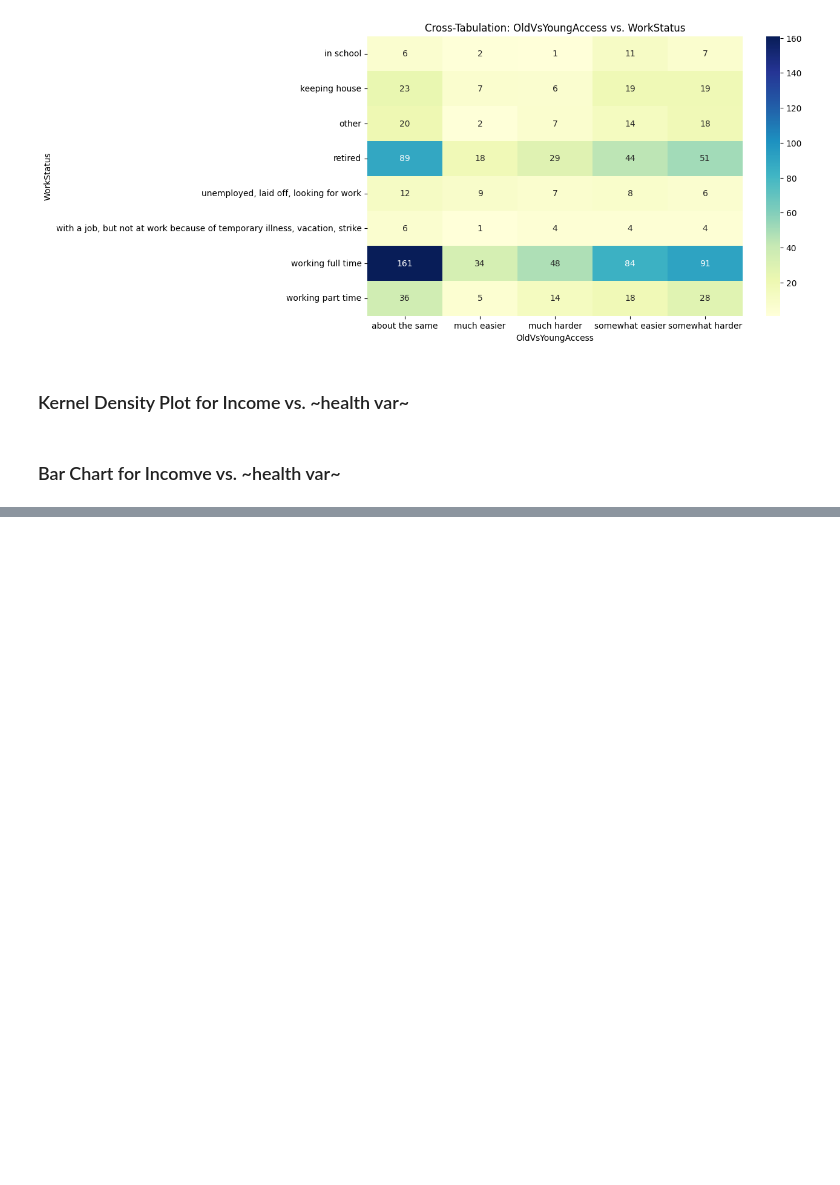
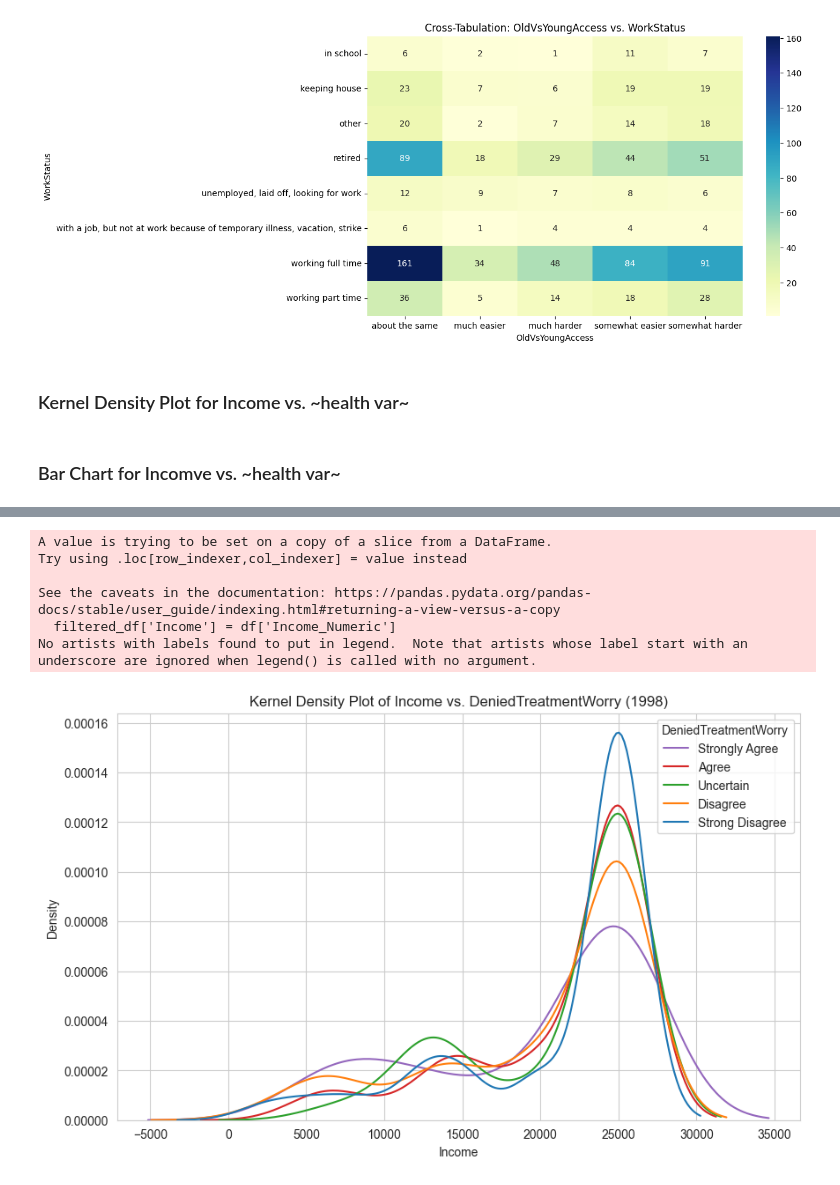
Before and after one commit to DS3001/group8, a Jupyter notebook: Untitled-1.ipynb, the cells around one changed output, grey strips where cells are left out. Saved outputs shown, nothing was run; the diff lists cells and outputs as text; code cells hidden in the pictures; blank space fills up the shorter version.

```diff
--- a/Untitled-1.ipynb
+++ b/Untitled-1.ipynb
@@ -1315,0 +1375,23 @@ plt.show()
+# %%
+# Assuming you have a DataFrame 'df' with columns 'DeniedTreatmentWorry' and 'Income' for the year 1998
+valid_responses = ['1', '2', '3', '4', 5]
+filtered_df = df[df['DeniedTreatmentWorry'] != 'no response']
+
+filtered_df['Income'] = df['Income_Numeric']
+sns.set_style("whitegrid")
+plt.figure(figsize=(10, 6))
+sns.kdeplot(data=filtered_df, x='Income', hue='DeniedTreatmentWorry', common_norm=False)
+plt.xlabel('Income')
+plt.ylabel('Density')
+plt.title('Kernel Density Plot of Income vs. DeniedTreatmentWorry (1998)')
+plt.legend(title='DeniedTreatmentWorry')
+plt.legend(title='DeniedTreatmentWorry', labels=['Strongly Agree', 'Agree', 'Uncertain', 'Disagree', 'Strong Disagree'])
+plt.show()
+# %% [output]
+A value is trying to be set on a copy of a slice from a DataFrame.
+Try using .loc[row_indexer,col_indexer] = value instead
+
+See the caveats in the documentation: https://pandas.pydata.org/pandas-docs/stable/user_guide/indexing.html#returning-a-view-versus-a-copy
+  filtered_df['Income'] = df['Income_Numeric']
+No artists with labels found to put in legend.  Note that artists whose label start with an underscore are ignored when legend() is called with no argument.
+[figure, added]
```
Also changed, not shown: parts of 27 cells of this notebook.
